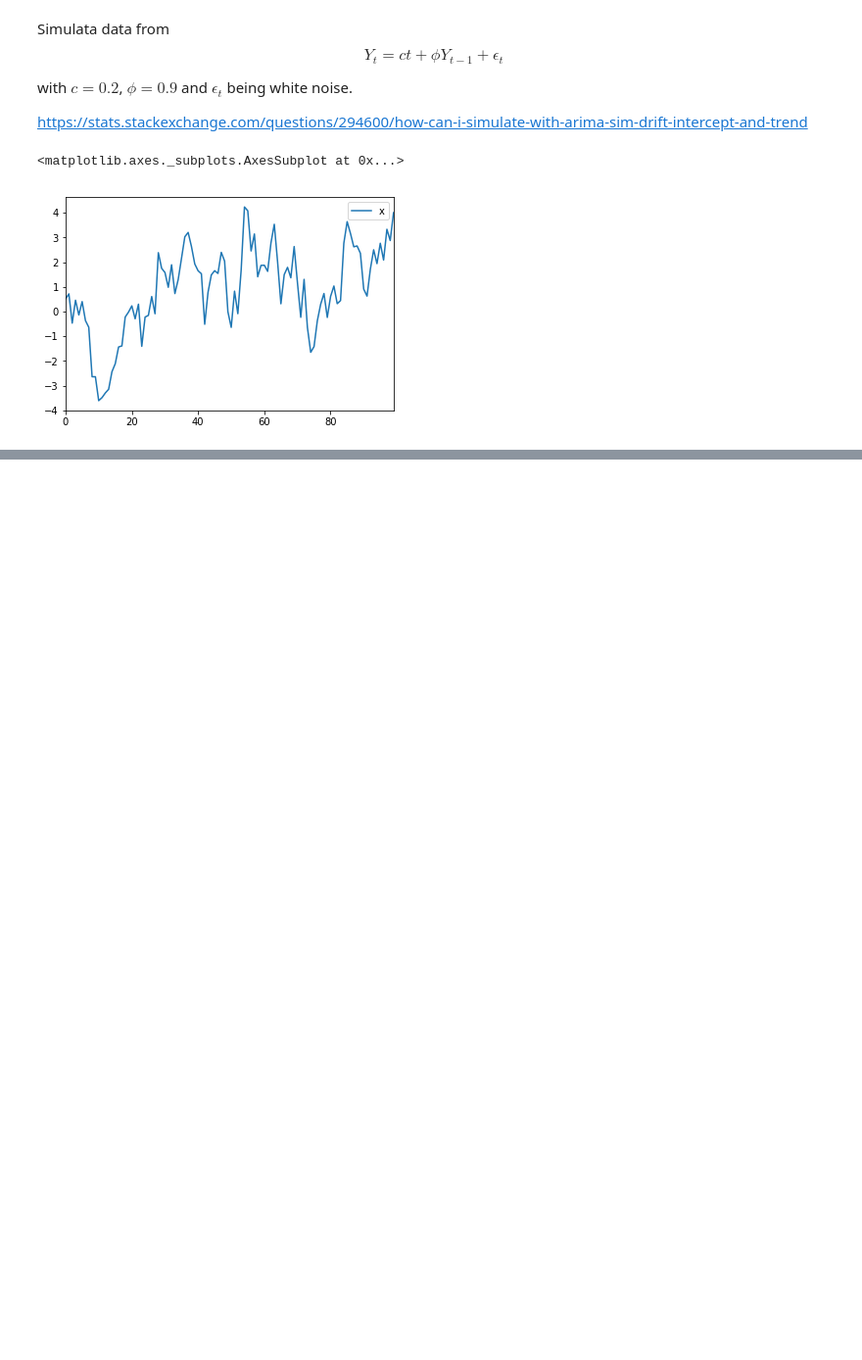
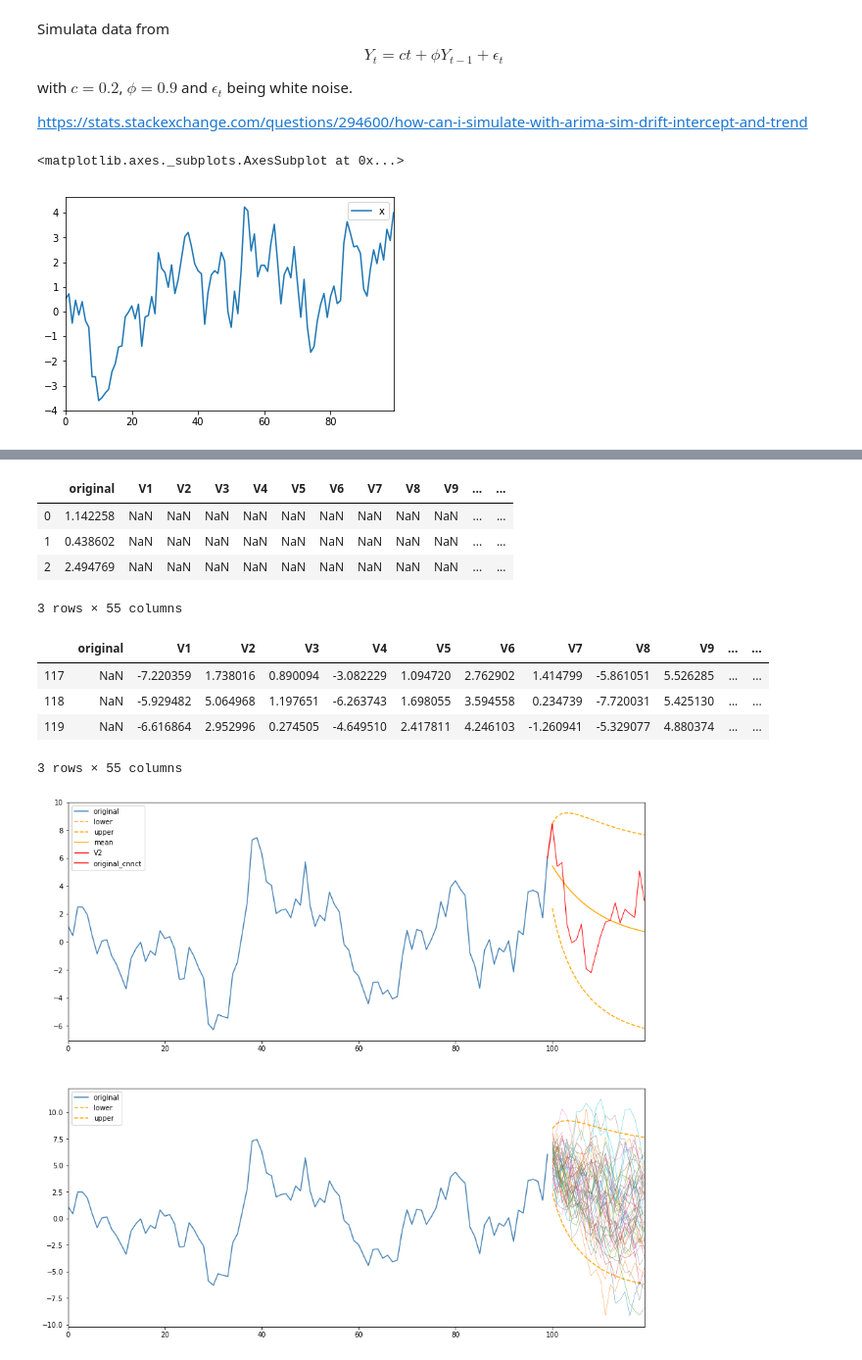
Before and after one commit to NoobQuant/animlib, a Jupyter notebook: projects/econforecast/first_doodles.ipynb, the cells around one changed output, grey strips where cells are left out. Shown at 98% size. Cells and saved outputs as stored; diff of their text form; code cells hidden in the pictures; blank space fills up the shorter version.

Commit message:
progress: data for (f) pretty much ready

```diff
--- a/projects/econforecast/first_doodles.ipynb
+++ b/projects/econforecast/first_doodles.ipynb
@@ -32,0 +86,46 @@ ar_sim.plot()
+# %%
+chosen_fw_path = 'V2'
+
+df_orig = pd.DataFrame(np.array(model_forecast.rx('x')[0]).flatten(), columns=['original'])
+#df_orig['innovations'] = np.array(model_forecast.rx('residuals')[0]).flatten()
+
+df_forecast = data_oos.copy()
+df_forecast['lower'] = np.array(model_forecast.rx('lower')[0]).flatten()
+df_forecast['upper'] = np.array(model_forecast.rx('upper')[0]).flatten()
+df_forecast['mean'] = np.array(model_forecast.rx('mean')[0]).flatten()
+
+df_forecast.index = range(len(df_orig),len(df_orig) + len(df_forecast))
+df = df_orig.append(df_forecast, ignore_index=True, sort=False)
+
+# Connect original to given forecast
+df['original_cnnct'] = df['original']
+df.loc[len(df_orig),'original_cnnct'] = df.loc[len(df_orig),chosen_fw_path]
+
+fig = plt.figure(figsize=(15,14))
+ax1 = fig.add_subplot(211)
+df[['original']].plot(ax=ax1,c='steelblue')
+df[['lower','upper']].plot(ax=ax1,c='orange',style='--')
+df[['mean']].plot(ax=ax1,c='orange')
+df[[chosen_fw_path]].plot(ax=ax1,c='red', lw=1)
+df.loc[len(df_orig)-1:len(df_orig),['original_cnnct']].plot(ax=ax1,c='red')
+
+ax2 = fig.add_subplot(212)
+df[['original']].plot(ax=ax2,c='steelblue')
+df[['lower','upper']].plot(ax=ax2,c='orange',style='--')
+cols = [el for el in df.columns if el not in ['mean','lower','upper','original','original_cnnct']]
+df[cols].plot(ax=ax2, lw=0.4, legend=False)
+
+display(df.head(3))
+display(df.tail(3))
+# %% [output]
+|  | original | V1 | V2 | V3 | V4 | V5 | V6 | V7 | V8 | V9 | ... | ... |
+| 0 | 1.142258 | NaN | NaN | NaN | NaN | NaN | NaN | NaN | NaN | NaN | ... | ... |
+| 1 | 0.438602 | NaN | NaN | NaN | NaN | NaN | NaN | NaN | NaN | NaN | ... | ... |
+| 2 | 2.494769 | NaN | NaN | NaN | NaN | NaN | NaN | NaN | NaN | NaN | ... | ... |
+3 rows × 55 columns
+|  | original | V1 | V2 | V3 | V4 | V5 | V6 | V7 | V8 | V9 | ... | ... |
+| 117 | NaN | -7.220359 | 1.738016 | 0.890094 | -3.082229 | 1.094720 | 2.762902 | 1.414799 | -5.861051 | 5.526285 | ... | ... |
+| 118 | NaN | -5.929482 | 5.064968 | 1.197651 | -6.263743 | 1.698055 | 3.594558 | 0.234739 | -7.720031 | 5.425130 | ... | ... |
+| 119 | NaN | -6.616864 | 2.952996 | 0.274505 | -4.649510 | 2.417811 | 4.246103 | -1.260941 | -5.329077 | 4.880374 | ... | ... |
+3 rows × 55 columns
+[figure, added]
```
Also changed, not shown: parts of 7 cells of this notebook.
